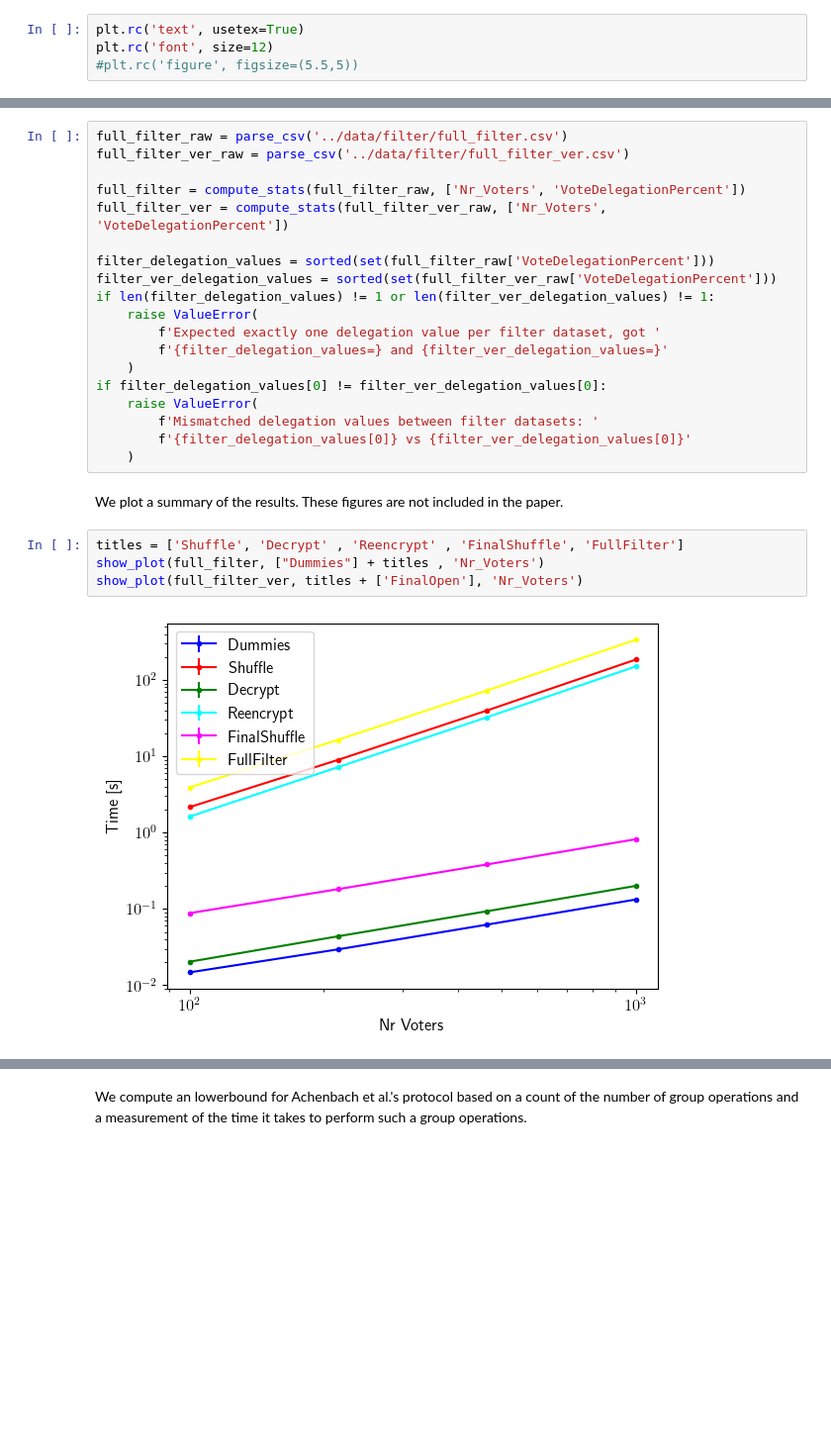
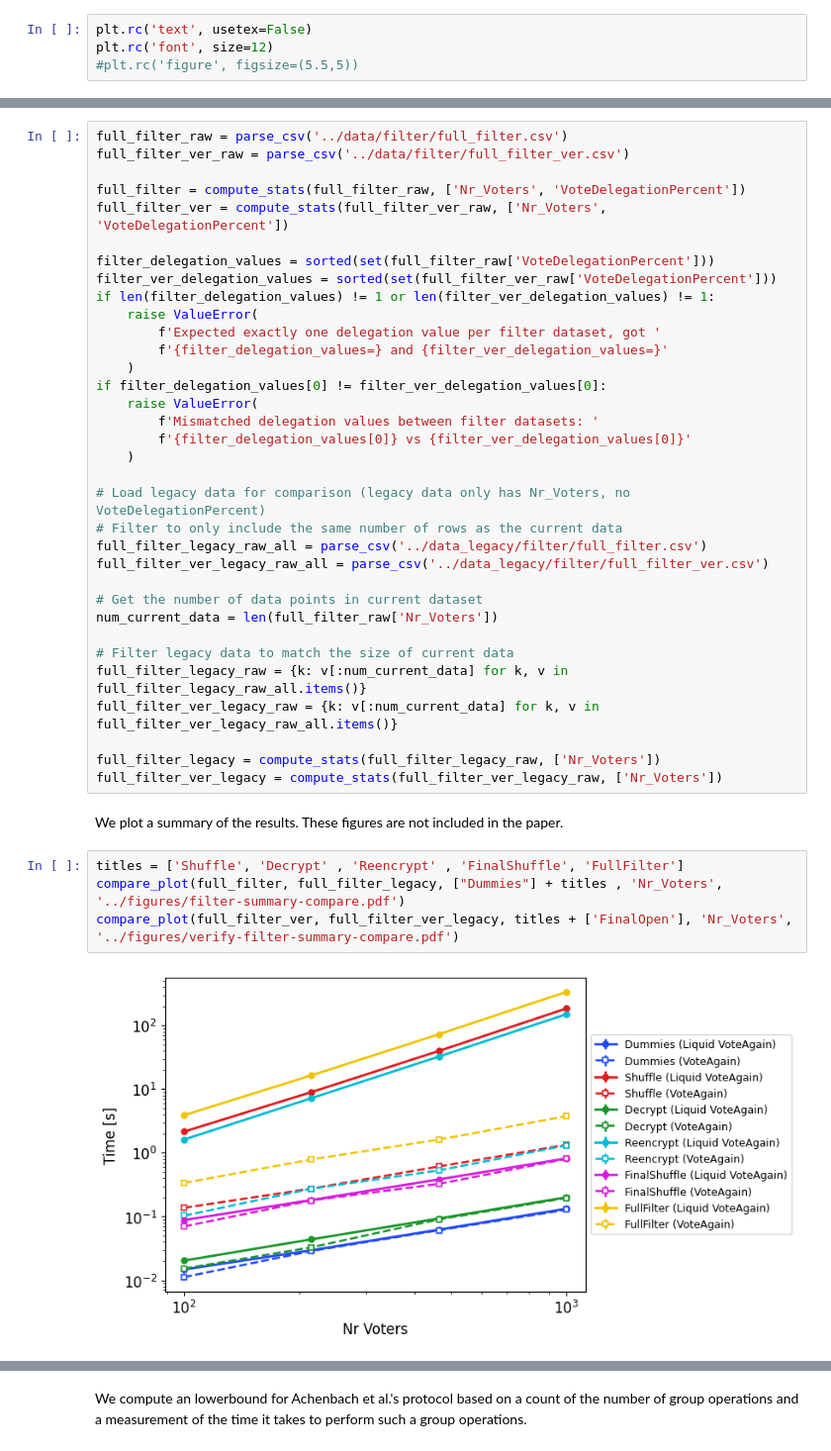
Before and after one commit to Liquid-democracy/liquid-voteagain, a Jupyter notebook: analysis/analysis.ipynb, the cells around one changed output, grey strips where cells are left out. Shown at 99% size. Saved outputs shown, nothing was run; the diff lists cells and outputs as text; blank space fills up the shorter version.

Commit message:
Added graphs

```diff
--- a/analysis/analysis.ipynb
+++ b/analysis/analysis.ipynb
@@ -16,7 +16,7 @@ import matplotlib.pyplot as plt
 # %% [markdown]
 And set up matplotlib.
 # %%
-plt.rc('text', usetex=True)
+plt.rc('text', usetex=False)
 plt.rc('font', size=12)
 #plt.rc('figure', figsize=(5.5,5))
 # %% [markdown]
@@ -177,11 +242,26 @@ if filter_delegation_values[0] != filter_ver_delegation_values[0]:
         f'Mismatched delegation values between filter datasets: '
         f'{filter_delegation_values[0]} vs {filter_ver_delegation_values[0]}'
     )
+
+# Load legacy data for comparison (legacy data only has Nr_Voters, no VoteDelegationPercent)
+# Filter to only include the same number of rows as the current data
+full_filter_legacy_raw_all = parse_csv('../data_legacy/filter/full_filter.csv')
+full_filter_ver_legacy_raw_all = parse_csv('../data_legacy/filter/full_filter_ver.csv')
+
+# Get the number of data points in current dataset
+num_current_data = len(full_filter_raw['Nr_Voters'])
+
+# Filter legacy data to match the size of current data
+full_filter_legacy_raw = {k: v[:num_current_data] for k, v in full_filter_legacy_raw_all.items()}
+full_filter_ver_legacy_raw = {k: v[:num_current_data] for k, v in full_filter_ver_legacy_raw_all.items()}
+
+full_filter_legacy = compute_stats(full_filter_legacy_raw, ['Nr_Voters'])
+full_filter_ver_legacy = compute_stats(full_filter_ver_legacy_raw, ['Nr_Voters'])
 # %% [markdown]
 We plot a summary of the results. These figures are not included in the paper.
 # %%
 titles = ['Shuffle', 'Decrypt' , 'Reencrypt' , 'FinalShuffle', 'FullFilter']
-show_plot(full_filter, ["Dummies"] + titles , 'Nr_Voters')
-show_plot(full_filter_ver, titles + ['FinalOpen'], 'Nr_Voters')
+compare_plot(full_filter, full_filter_legacy, ["Dummies"] + titles , 'Nr_Voters', '../figures/filter-summary-compare.pdf')
+compare_plot(full_filter_ver, full_filter_ver_legacy, titles + ['FinalOpen'], 'Nr_Voters', '../figures/verify-filter-summary-compare.pdf')
 # %% [output]
-[figure, old version]
+[figure, new version]
```
Also changed, not shown: parts of 7 cells of this notebook, 10 other files.
